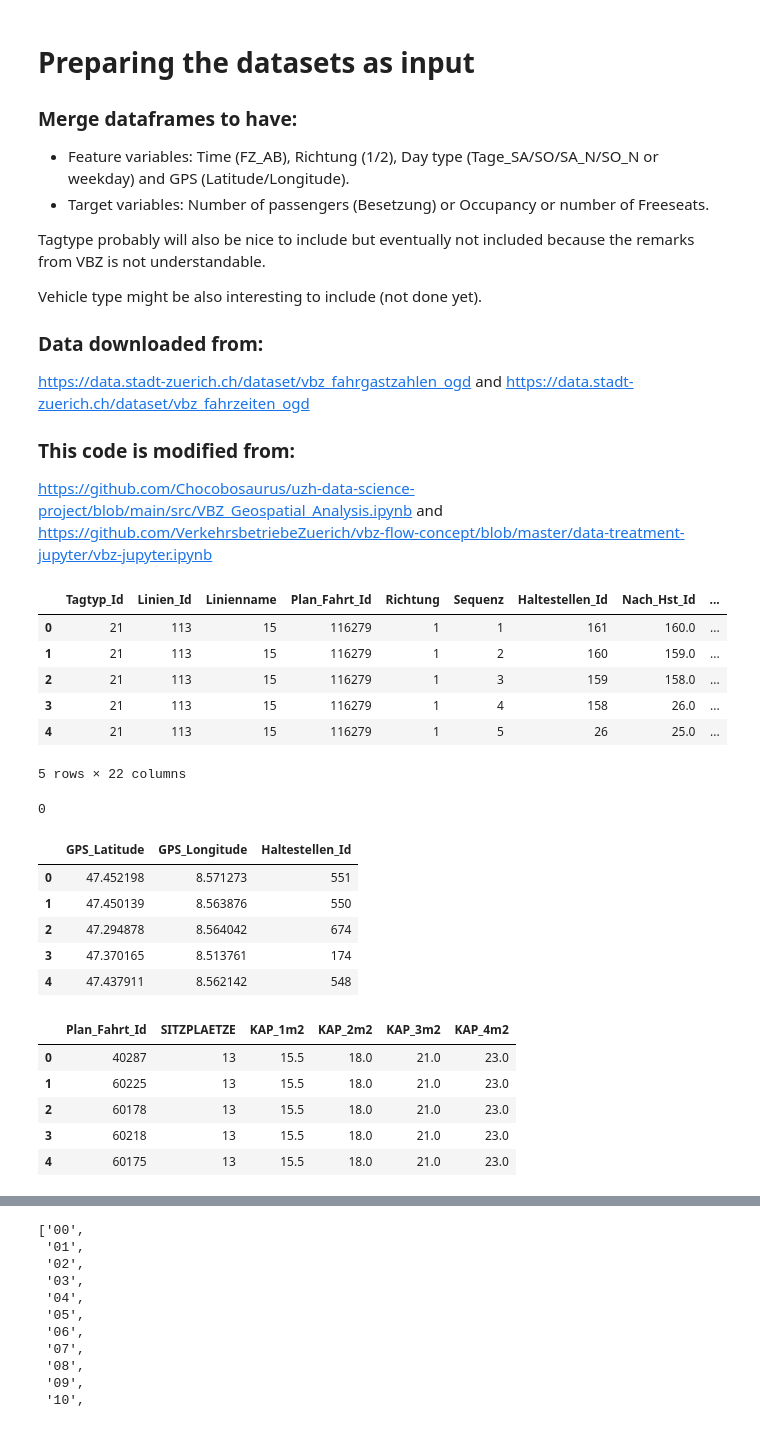
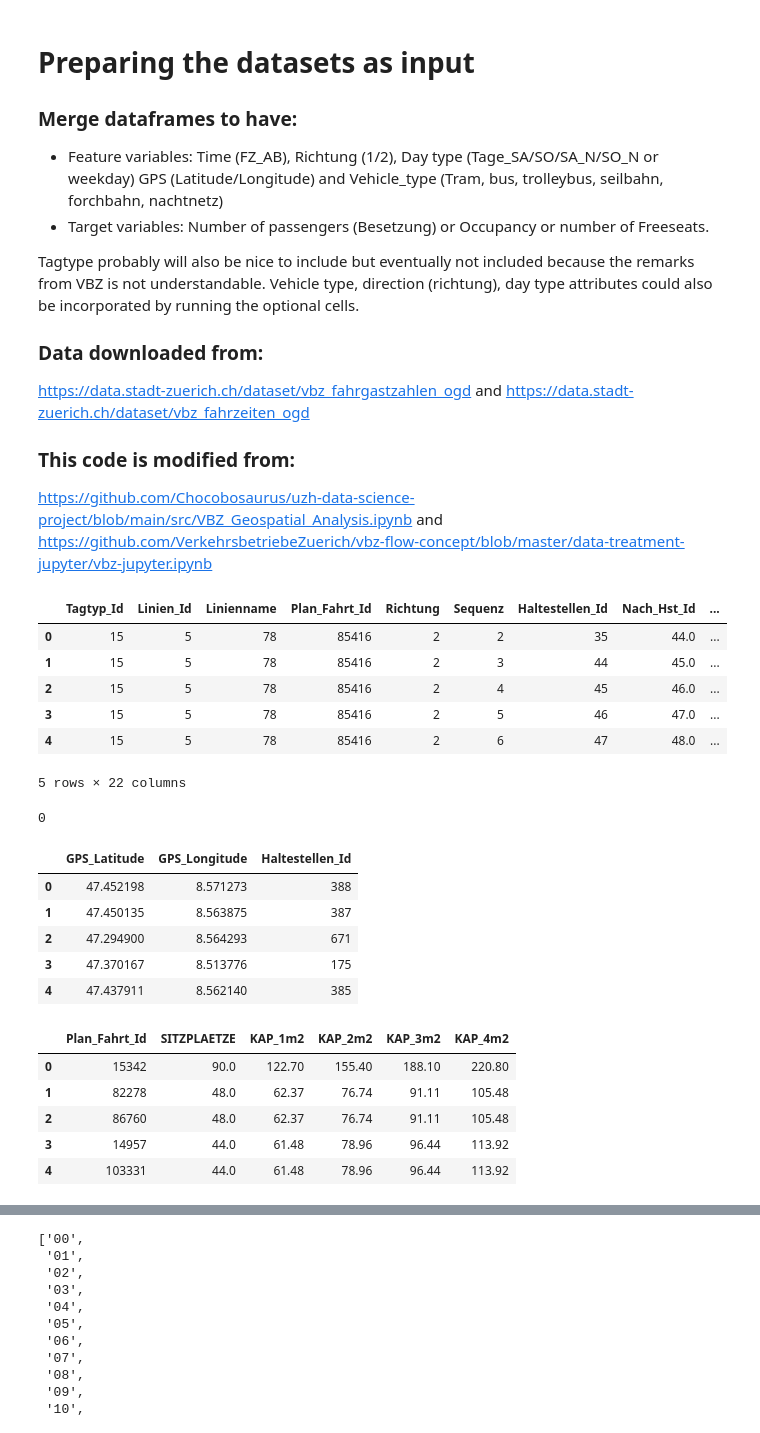
Before and after one commit to Chocobosaurus/uzh-data-science-project, a Jupyter notebook: WZ/Q5_datacleaning.ipynb, the cells around one changed output, grey strips where cells are left out. Cells and saved outputs as stored; diff of their text form; code cells hidden in the pictures.

```diff
--- a/WZ/Q5_datacleaning.ipynb
+++ b/WZ/Q5_datacleaning.ipynb
@@ -2,13 +2,11 @@
 # Preparing the datasets as input
 
 ### Merge dataframes to have:
-- Feature variables: Time (FZ_AB), Richtung (1/2), Day type (Tage_SA/SO/SA_N/SO_N or weekday) and GPS (Latitude/Longitude).
+- Feature variables: Time (FZ_AB), Richtung (1/2), Day type (Tage_SA/SO/SA_N/SO_N or weekday) GPS (Latitude/Longitude) and Vehicle_type (Tram, bus, trolleybus, seilbahn, forchbahn, nachtnetz)
 - Target variables: Number of passengers (Besetzung) or Occupancy or number of Freeseats.
 
 Tagtype probably will also be nice to include but eventually not included because the remarks from VBZ is not understandable.
-
-Vehicle type might be also interesting to include (not done yet).
-
+Vehicle type, direction (richtung), day type attributes could also be incorporated by running the optional cells.
 
 ### Data downloaded from:
 https://data.stadt-zuerich.ch/dataset/vbz_fahrgastzahlen_ogd
@@ -28,17 +26,17 @@ import math
 import csv
 # %%
 #data directory
-datadir = ('data/fahrgastzahlen_2023')
+datadir = ('data/fahrgastzahlen_2022')
 
 full_data = pd.read_csv(os.path.join(datadir, 'REISENDE.csv'), encoding = "utf-8", sep=';')
 full_data.head()
 # %% [output]
 |  | Tagtyp_Id | Linien_Id | Linienname | Plan_Fahrt_Id | Richtung | Sequenz | Haltestellen_Id | Nach_Hst_Id | ... |
-| 0 | 21 | 113 | 15 | 116279 | 1 | 1 | 161 | 160.0 | ... |
-| 1 | 21 | 113 | 15 | 116279 | 1 | 2 | 160 | 159.0 | ... |
-| 2 | 21 | 113 | 15 | 116279 | 1 | 3 | 159 | 158.0 | ... |
-| 3 | 21 | 113 | 15 | 116279 | 1 | 4 | 158 | 26.0 | ... |
-| 4 | 21 | 113 | 15 | 116279 | 1 | 5 | 26 | 25.0 | ... |
+| 0 | 15 | 5 | 78 | 85416 | 2 | 2 | 35 | 44.0 | ... |
+| 1 | 15 | 5 | 78 | 85416 | 2 | 3 | 44 | 45.0 | ... |
+| 2 | 15 | 5 | 78 | 85416 | 2 | 4 | 45 | 46.0 | ... |
+| 3 | 15 | 5 | 78 | 85416 | 2 | 5 | 46 | 47.0 | ... |
+| 4 | 15 | 5 | 78 | 85416 | 2 | 6 | 47 | 48.0 | ... |
 5 rows × 22 columns
 # %%
 # Load the file that contains GPS info and halt_id
@@ -80,20 +81,20 @@ stops = stops.drop(columns=['halt_kurz', 'halt_id', 'Haltestellenkurzname', 'Hal
 stops.head()
 # %% [output]
 |  | GPS_Latitude | GPS_Longitude | Haltestellen_Id |
-| 0 | 47.452198 | 8.571273 | 551 |
-| 1 | 47.450139 | 8.563876 | 550 |
-| 2 | 47.294878 | 8.564042 | 674 |
-| 3 | 47.370165 | 8.513761 | 174 |
-| 4 | 47.437911 | 8.562142 | 548 |
+| 0 | 47.452198 | 8.571273 | 388 |
+| 1 | 47.450135 | 8.563875 | 387 |
+| 2 | 47.294900 | 8.564293 | 671 |
+| 3 | 47.370167 | 8.513776 | 175 |
+| 4 | 47.437911 | 8.562140 | 385 |
 # %%
 capacities.head()
 # %% [output]
 |  | Plan_Fahrt_Id | SITZPLAETZE | KAP_1m2 | KAP_2m2 | KAP_3m2 | KAP_4m2 |
-| 0 | 40287 | 13 | 15.5 | 18.0 | 21.0 | 23.0 |
-| 1 | 60225 | 13 | 15.5 | 18.0 | 21.0 | 23.0 |
-| 2 | 60178 | 13 | 15.5 | 18.0 | 21.0 | 23.0 |
-| 3 | 60218 | 13 | 15.5 | 18.0 | 21.0 | 23.0 |
-| 4 | 60175 | 13 | 15.5 | 18.0 | 21.0 | 23.0 |
+| 0 | 15342 | 90.0 | 122.70 | 155.40 | 188.10 | 220.80 |
+| 1 | 82278 | 48.0 | 62.37 | 76.74 | 91.11 | 105.48 |
+| 2 | 86760 | 48.0 | 62.37 | 76.74 | 91.11 | 105.48 |
+| 3 | 14957 | 44.0 | 61.48 | 78.96 | 96.44 | 113.92 |
+| 4 | 103331 | 44.0 | 61.48 | 78.96 | 96.44 | 113.92 |
 # %%
 # Merge capacity data
 mergedata=full_data.copy()
```
Also changed, not shown: parts of 15 cells of this notebook, 1 other file.
